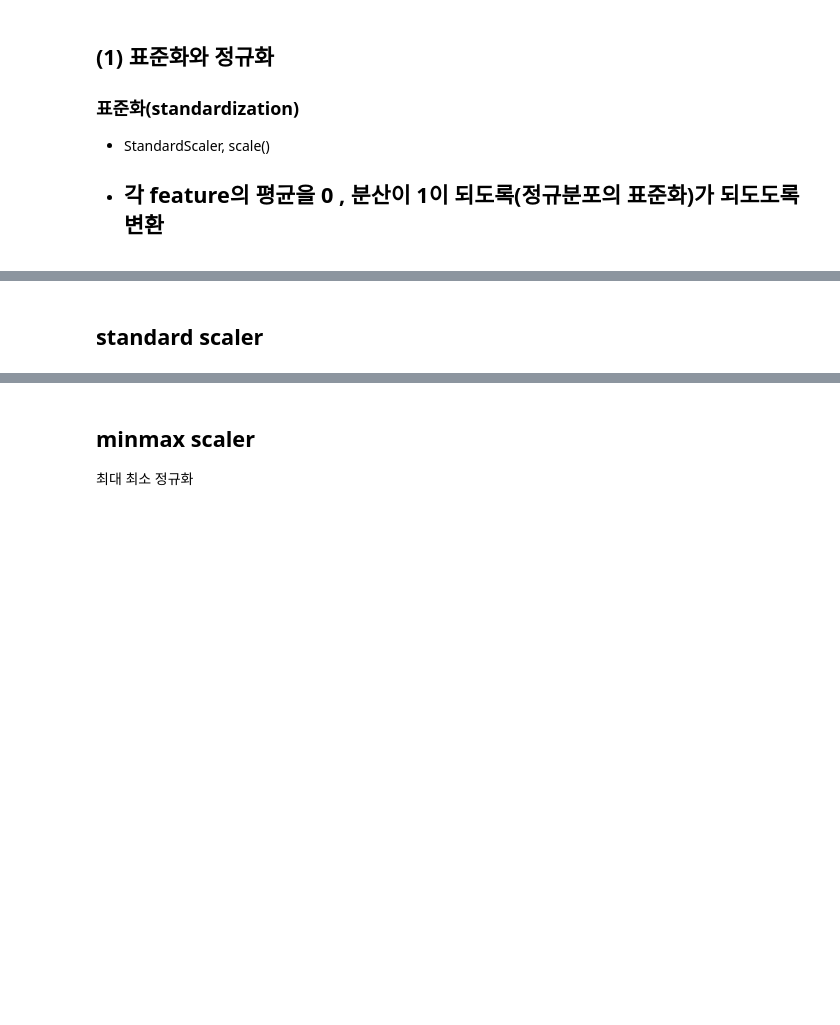
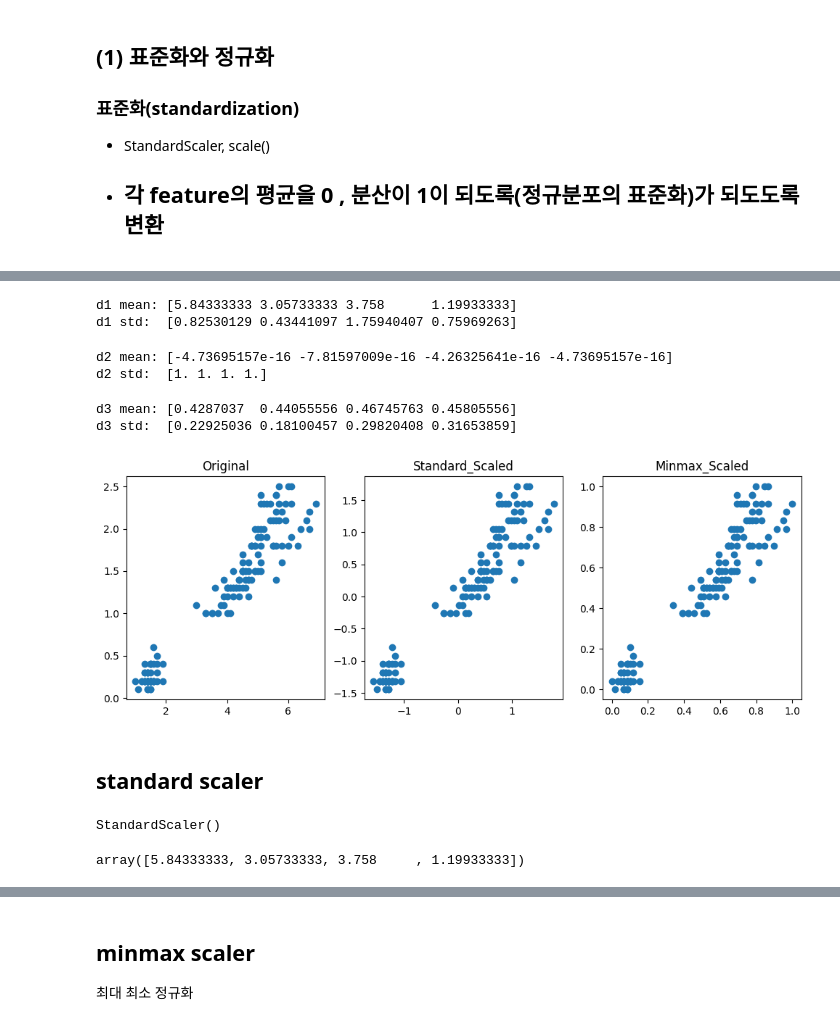
Before and after one commit to gymnopedy01/ictis-2023-ai, a Jupyter notebook: 다운로드/배포_ML_전처리.ipynb, the cells around one changed output, grey strips where cells are left out. Drawn from its saved outputs; the diff is of its cells as text; code cells hidden in the pictures; blank space fills up the shorter version.

```diff
--- a/다운로드/배포_ML_전처리.ipynb
+++ b/다운로드/배포_ML_전처리.ipynb
@@ -169,26 +183,43 @@ from sklearn.preprocessing import scale,  minmax_scale
 from sklearn.datasets import load_iris
 iris = load_iris(as_frame=True)
 # %%
-data1 =
-data2 =
-data3 =
+data1 =  iris.data.to_numpy()
+data2 =  scale(data1)
+data3 =  minmax_scale(data1)
 # %%
 import numpy as np
 # %%
-print("d1 mean:", np.mean(data1, axis= ))
-print("d1 std: ", np.std(data1, axis= ))
+print("d1 mean:", np.mean(data1, axis= 0))
+print("d1 std: ", np.std(data1, axis= 0))
+# %% [output]
+d1 mean: [5.84333333 3.05733333 3.758      1.19933333]
+d1 std:  [0.82530129 0.43441097 1.75940407 0.75969263]
+# %%
+print("d2 mean:", np.mean(data2, axis= 0))
+print("d2 std: ", np.std(data2, axis= 0))
+# %% [output]
+d2 mean: [-4.73695157e-16 -7.81597009e-16 -4.26325641e-16 -4.73695157e-16]
+d2 std:  [1. 1. 1. 1.]
+# %%
+print("d3 mean:", np.mean(data3, axis= 0))
+print("d3 std: ", np.std(data3, axis= 0))
+# %% [output]
+d3 mean: [0.4287037  0.44055556 0.46745763 0.45805556]
+d3 std:  [0.22925036 0.18100457 0.29820408 0.31653859]
 # %%
 plt.figure(figsize=(12,4))
 plt.subplot(1,3, 1 )
 plt.title('Original')
 plt.scatter(data1[:,2], data1[:,3] )
 plt.subplot(1,3,2)
 plt.title('Standard_Scaled')
-plt.scatter( ,  )
+plt.scatter(data2[:,2], data2[:,3] )
 plt.subplot(1,3,3)
 plt.title('Minmax_Scaled')
-plt.scatter( ,  )
+plt.scatter(data3[:,2], data3[:,3] )
 plt.show()
+# %% [output]
+[figure, added]
 # %% [markdown]
 ## standard scaler
 # %%
@@ -195,0 +228,8 @@ from sklearn.preprocessing import
+# %%
+scaler.fit(data1) #각데이터 셋에 대한 평균 및 분산 을 계산
+# %% [output]
+StandardScaler()
+# %%
+scaler.mean_    # 각 데이터 셋에 대한 평균
+# %% [output]
+array([5.84333333, 3.05733333, 3.758     , 1.19933333])
```
Also changed, not shown: parts of 27 cells of this notebook.
